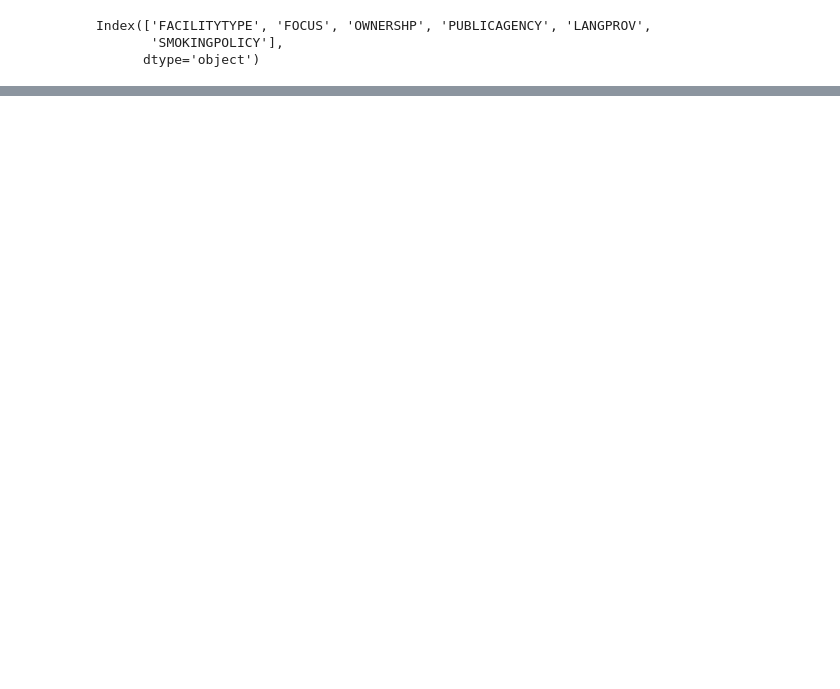
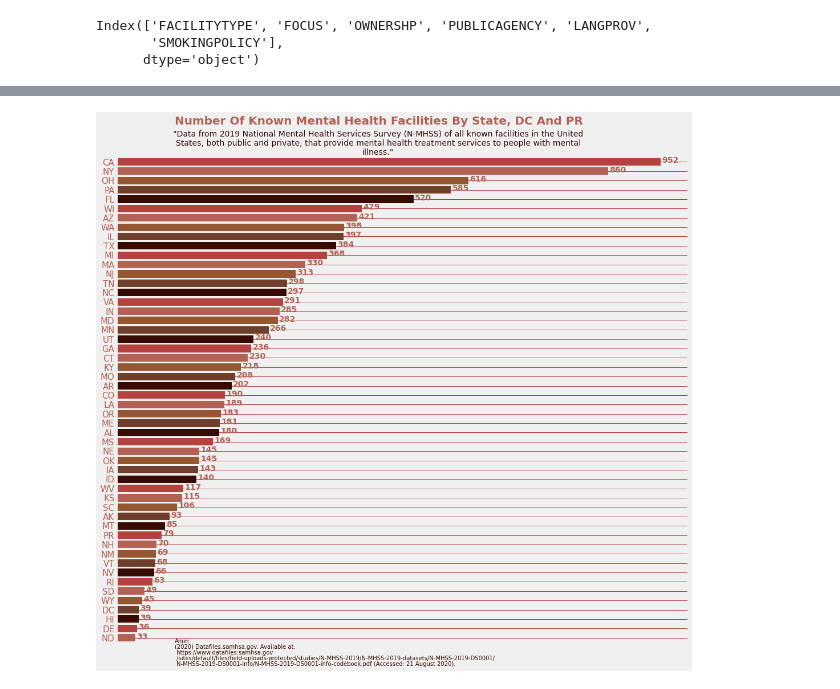
Before and after one commit to urenajose/DS-Unit-1-Build, a Jupyter notebook: National_Mental_Health_Unit_1_build.ipynb, the cells around one changed output, grey strips where cells are left out. Saved outputs shown, nothing was run; the diff lists cells and outputs as text; code cells hidden in the pictures; blank space fills up the shorter version.

```diff
--- a/National_Mental_Health_Unit_1_build.ipynb
+++ b/National_Mental_Health_Unit_1_build.ipynb
@@ -231,0 +329,30 @@ df_main_services[]
+# %%
+df_vcounts = df["LST"].value_counts().rename_axis('LST').reset_index(name='counts')
+# %%
+df_vcounts = df_vcounts.drop(52)
+# %%
+plt.style.use('fivethirtyeight')
+fig, ax = plt.subplots(figsize=(16,16))
+ax.grid(linestyle="-", linewidth=1, color="#B64240")
+height = df_vcounts['counts']
+bars = df_vcounts["LST"]
+y_pos = np.arange(len(bars))
+plt.barh(y_pos, height, color=("#B64240","#B36154","#955731","#703F2B","#370B03"))
+plt.yticks(y_pos, bars, size=15,color="#B36154")
+ax.get_xaxis().set_ticks([]) #this get rit of tick marks or scale of the axis in this case x
+ax.invert_yaxis() #this invert the axis of the graph on the Y dimension
+ax.text(102,-4,"Number Of Known Mental Health Facilities By State, DC And PR",fontsize=20,fontweight="bold",color="#B36154")
+ax.text(99,-.75,'''"Data from 2019 National Mental Health Services Survey (N-MHSS) of all known facilities in the United
+States, both public and private, that provide mental health treatment services to people with mental
+illness."''',fontsize=14,color="#370B03",multialignment='center')
+ax.text(102,54,'''
+Anon
+(2020) Datafiles.samhsa.gov. Available at:
+ https://www.datafiles.samhsa.gov
+ /sites/default/files/field-uploads-protected/studies/N-MHSS-2019/N-MHSS-2019-datasets/N-MHSS-2019-DS0001/
+ N-MHSS-2019-DS0001-info/N-MHSS-2019-DS0001-info-codebook.pdf (Accessed: 21 August 2020).''',fontsize=10,color="#370B03",linespacing=1)
+for i, v in enumerate(height):
+    ax.text( v + 2 , i + .1 , str(v), color="#B36154", fontweight='bold')
+plt.show()
+# %% [output]
+[figure, added]
```
Also changed, not shown: parts of 45 cells of this notebook.
